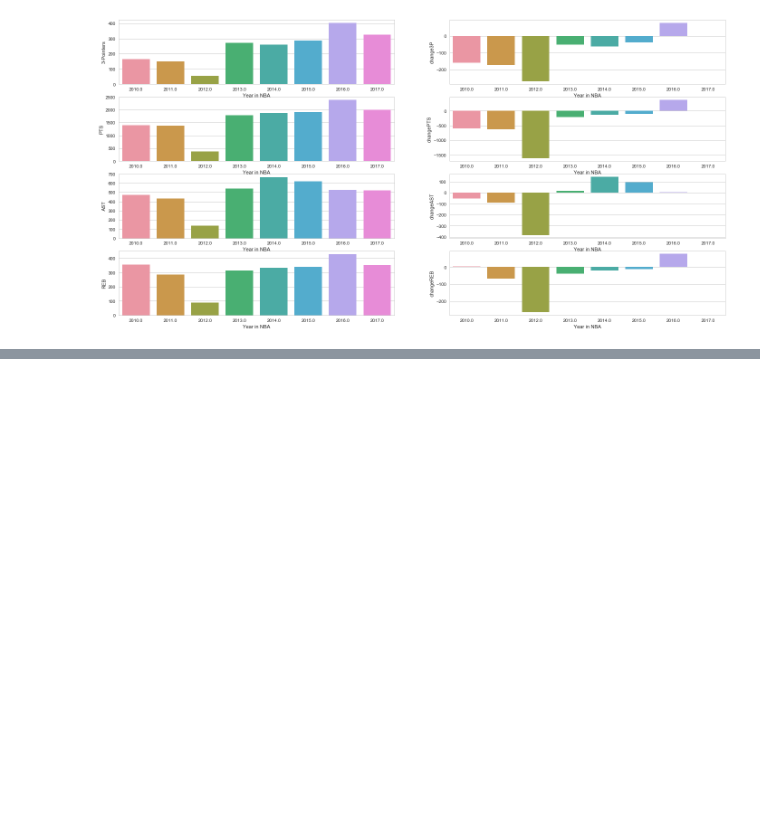
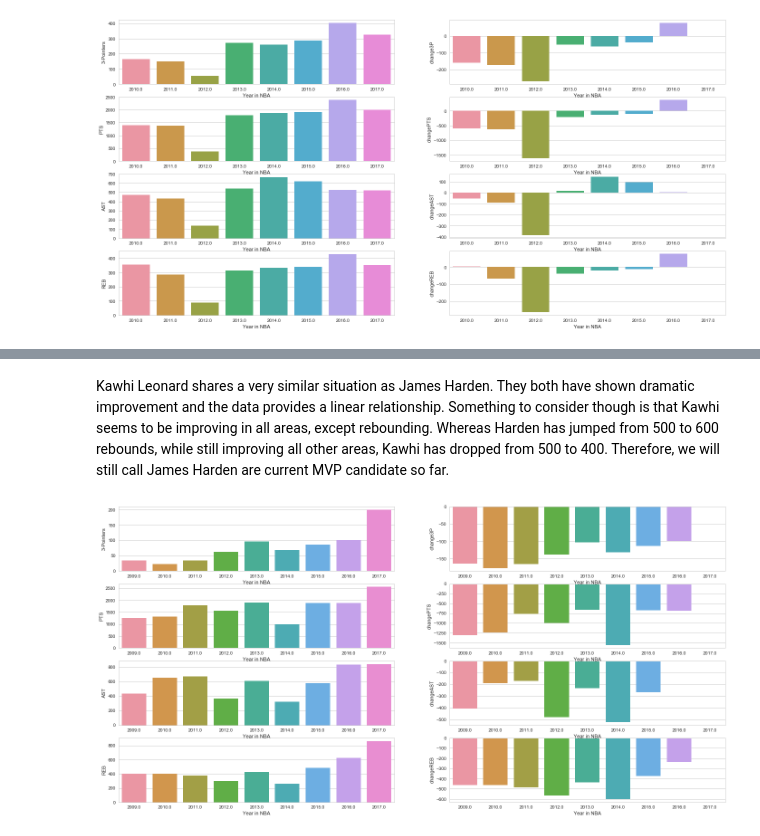
Before and after one commit to justingill/Data-Portfolio, a Jupyter notebook: NBA_Analysis.ipynb, the cells around one changed output, grey strips where cells are left out. Cells and saved outputs as stored; diff of their text form; code cells hidden in the pictures; blank space fills up the shorter version.

```diff
--- a/NBA_Analysis.ipynb
+++ b/NBA_Analysis.ipynb
@@ -411,0 +420,6 @@ Lastly, Stephen Curry shows some interesting behavior such as the lack of statis
+# %% [markdown]
+Kawhi Leonard shares a very similar situation as James Harden. They both have shown dramatic improvement and the data provides a linear relationship. Something to consider though is that Kawhi seems to be improving in all areas, except rebounding. Whereas Harden has jumped from 500 to 600 rebounds, while still improving all other areas, Kawhi has dropped from 500 to 400. Therefore, we will still call James Harden are current MVP candidate so far.
+# %%
+getStats('Russell Westbrook')
+# %% [output]
+[figure, added]
```
Also changed, not shown: parts of 15 cells of this notebook, 4 other files.
